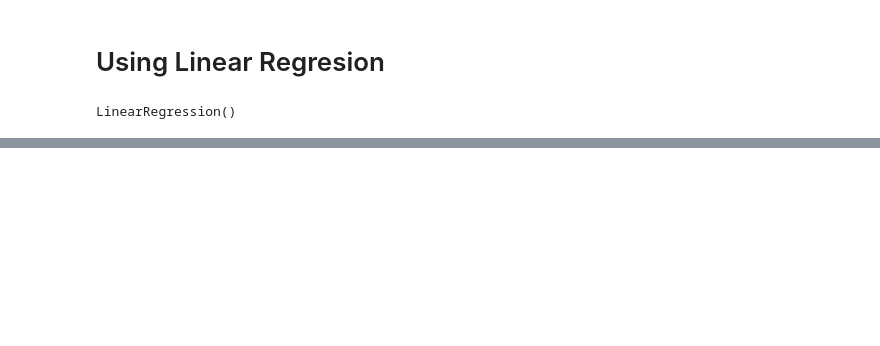
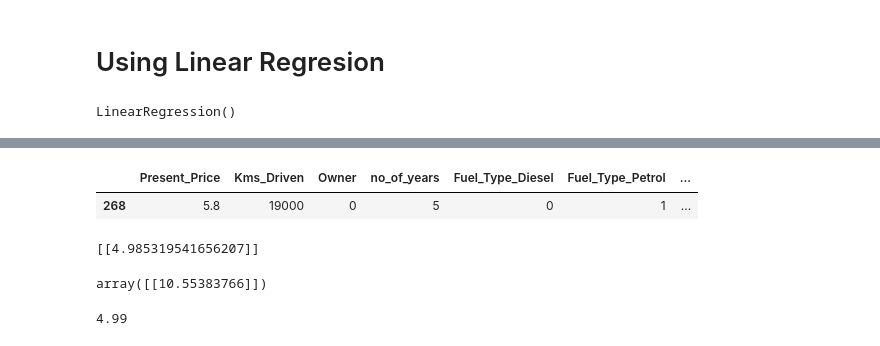
Before and after one commit to Suman196pokhrel/Car_Price_prediction, a Jupyter notebook: codeFiles/car_price_using_Linear_regression.ipynb, the cells around one changed output, grey strips where cells are left out. Drawn from its saved outputs; the diff is of its cells as text; code cells hidden in the pictures; blank space fills up the shorter version.

```diff
--- a/codeFiles/car_price_using_Linear_regression.ipynb
+++ b/codeFiles/car_price_using_Linear_regression.ipynb
@@ -129,0 +152,13 @@ pickle.dump(linear_model,file)
+# %%
+x_test.iloc[2:3,:]
+# %% [output]
+|  | Present_Price | Kms_Driven | Owner | no_of_years | Fuel_Type_Diesel | Fuel_Type_Petrol | ... |
+| 268 | 5.8 | 19000 | 0 | 5 | 0 | 1 | ... |
+# %%
+pred_test.tolist()
+# %% [output]
+[[4.985319541656207]]
+# %%
+model_linearReg.predict([[20.0, 10.4341158035983, 1, 7, 0, 1, 0, 1]])
+# %% [output]
+array([[10.55383766]])
@@ -129,0 +167,4 @@ pickle.dump(linear_model,file)
+# %%
+round(pred_test[0][0],2)
+# %% [output]
+4.99
```
Also changed, not shown: parts of 8 cells of this notebook, 3 other files.
